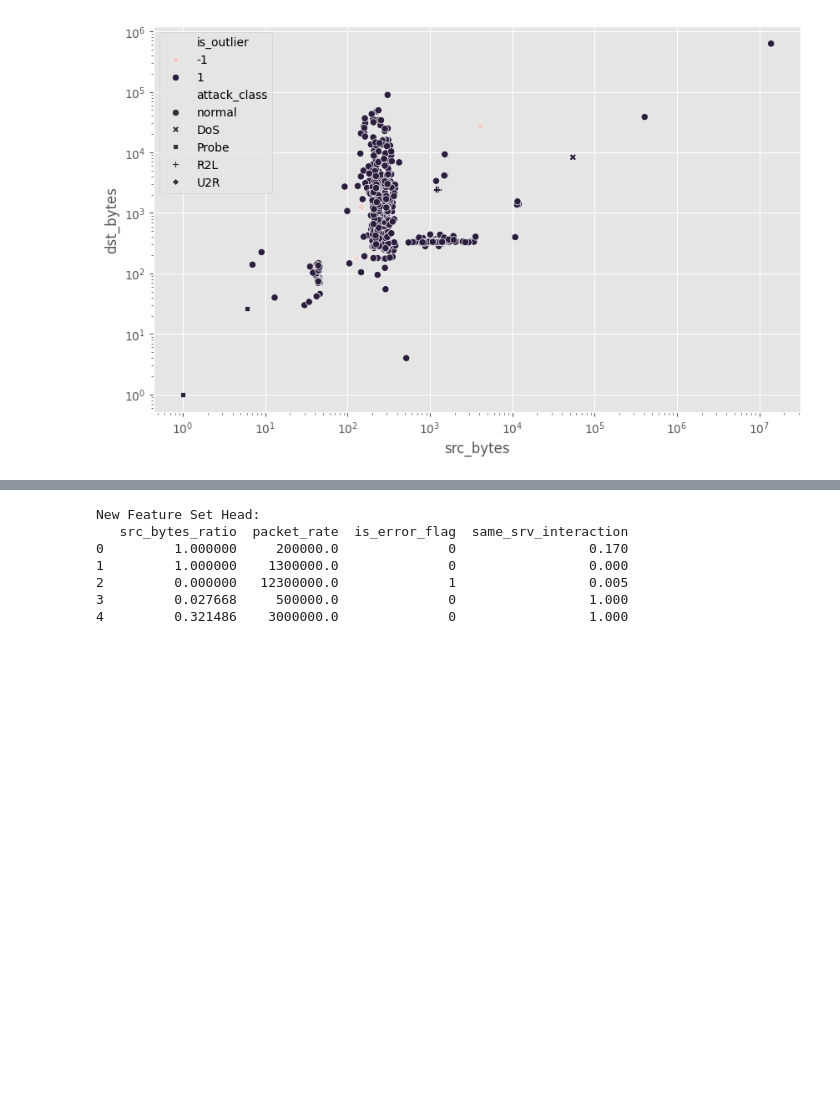
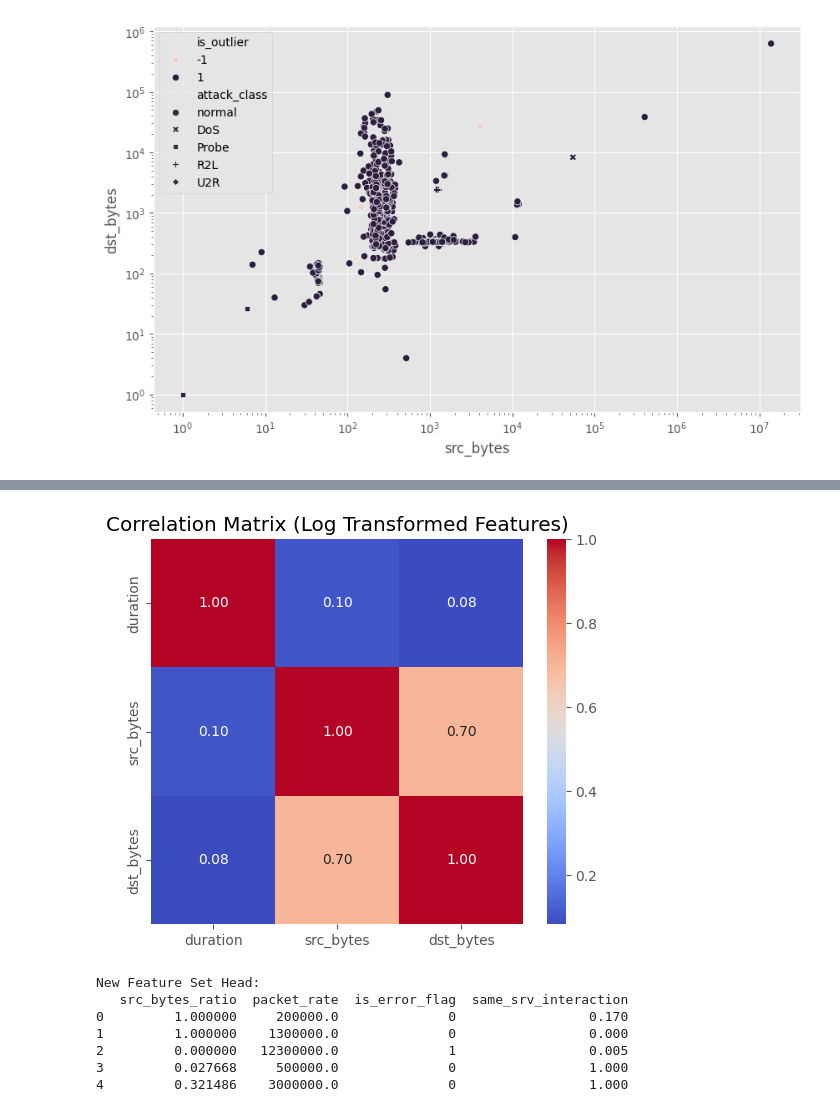
Before and after one commit to mailech/SentinelNet-AI-Powered-Network-Intrusion-Detection-System-, a Jupyter notebook: feature-engineering.ipynb, the cells around one changed output, grey strips where cells are left out. Drawn from its saved outputs; the diff is of its cells as text; code cells hidden in the pictures; blank space fills up the shorter version.

```diff
--- a/feature-engineering.ipynb
+++ b/feature-engineering.ipynb
@@ -196,0 +202,7 @@ NameError: name 'df_transformed' is not defined
+# %%
+import pandas as pd
+
+# load the separate labeled dataset (file has no extension but is CSV formatted)
+# adjust the path or filename if necessary
+labeled_df = pd.read_csv("labeled_CSV", header=0)
+labeled_df.head()
@@ -197,3 +217,23 @@ NameError: name 'df_transformed' is not defined
+# %%
+import numpy as np
+
+# work with the labeled dataset
+log_df = labeled_df[['duration', 'src_bytes', 'dst_bytes']].copy()
+
+for col in ['duration', 'src_bytes', 'dst_bytes']:
+    log_df[col] = np.log1p(log_df[col])
+# %%
+import seaborn as sns
+import matplotlib.pyplot as plt
+
+log_corr = log_df.corr()
+
+plt.figure(figsize=(6,5))
+sns.heatmap(log_corr, annot=True, cmap='coolwarm', fmt=".2f")
+plt.title("Correlation Matrix (Log Transformed Features)")
+plt.show()
+# %% [output]
+[figure, added]
 # %%
 def engineer_features(df):
     df_eng = df.copy()
```
Also changed, not shown: parts of 29 cells of this notebook, 3 other files.
